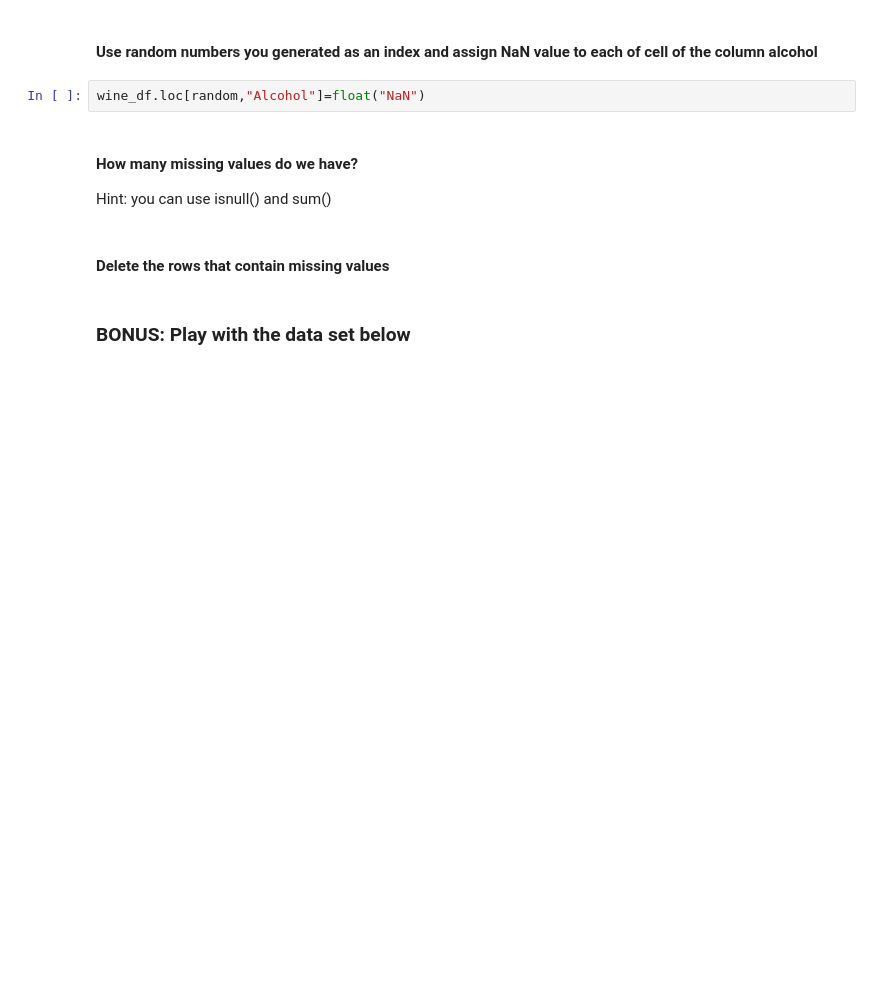
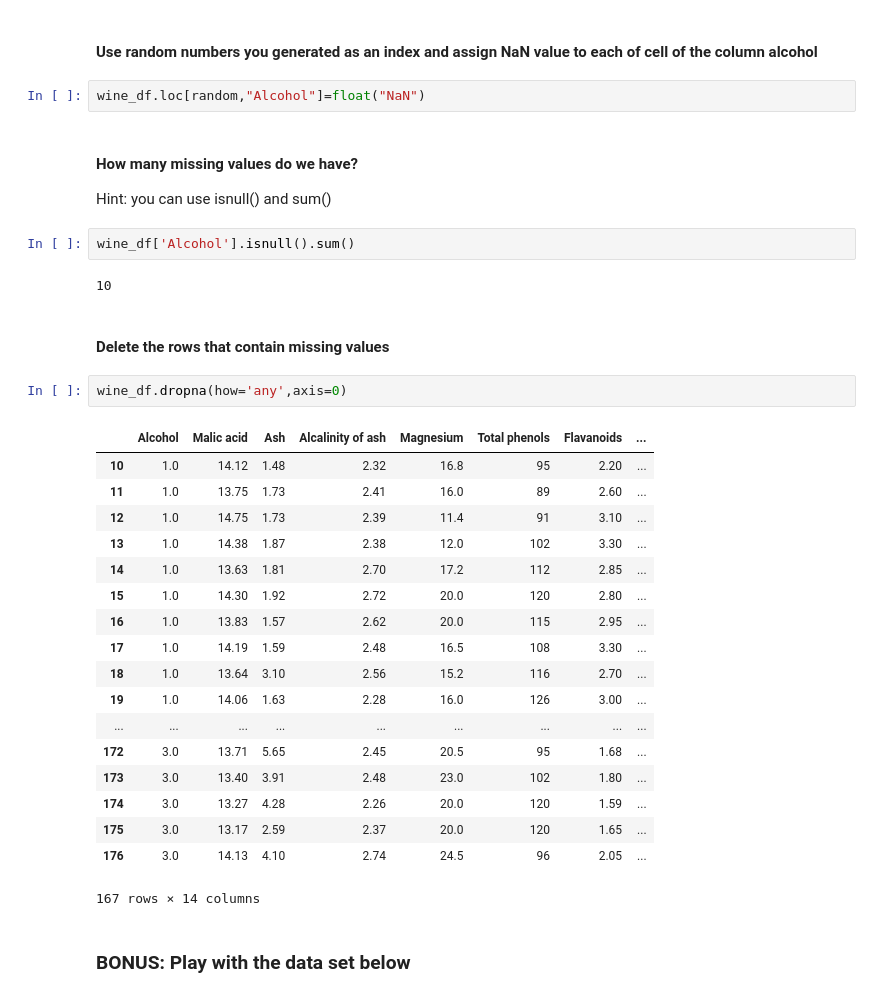
Before and after one commit to MLCCKolkata/Assignment-3, a Jupyter notebook: Sushnata1_Exercise.ipynb, the cells around one changed output. Saved outputs shown, nothing was run; the diff lists cells and outputs as text; blank space fills up the shorter version.

```diff
--- a/Sushnata1_Exercise.ipynb
+++ b/Sushnata1_Exercise.ipynb
@@ -73,7 +70,32 @@ wine_df.loc[random,"Alcohol"]=float("NaN")
 ####  How many missing values do we have?
 
 Hint: you can use isnull() and sum()
+# %%
+wine_df['Alcohol'].isnull().sum()
+# %% [output]
+10
 # %% [markdown]
 #### Delete the rows that contain missing values
+# %%
+wine_df.dropna(how='any',axis=0)
+# %% [output]
+|  | Alcohol | Malic acid | Ash | Alcalinity of ash | Magnesium | Total phenols | Flavanoids | ... |
+| 10 | 1.0 | 14.12 | 1.48 | 2.32 | 16.8 | 95 | 2.20 | ... |
+| 11 | 1.0 | 13.75 | 1.73 | 2.41 | 16.0 | 89 | 2.60 | ... |
+| 12 | 1.0 | 14.75 | 1.73 | 2.39 | 11.4 | 91 | 3.10 | ... |
+| 13 | 1.0 | 14.38 | 1.87 | 2.38 | 12.0 | 102 | 3.30 | ... |
+| 14 | 1.0 | 13.63 | 1.81 | 2.70 | 17.2 | 112 | 2.85 | ... |
+| 15 | 1.0 | 14.30 | 1.92 | 2.72 | 20.0 | 120 | 2.80 | ... |
+| 16 | 1.0 | 13.83 | 1.57 | 2.62 | 20.0 | 115 | 2.95 | ... |
+| 17 | 1.0 | 14.19 | 1.59 | 2.48 | 16.5 | 108 | 3.30 | ... |
+| 18 | 1.0 | 13.64 | 3.10 | 2.56 | 15.2 | 116 | 2.70 | ... |
+| 19 | 1.0 | 14.06 | 1.63 | 2.28 | 16.0 | 126 | 3.00 | ... |
+| ... | ... | ... | ... | ... | ... | ... | ... | ... |
+| 172 | 3.0 | 13.71 | 5.65 | 2.45 | 20.5 | 95 | 1.68 | ... |
+| 173 | 3.0 | 13.40 | 3.91 | 2.48 | 23.0 | 102 | 1.80 | ... |
+| 174 | 3.0 | 13.27 | 4.28 | 2.26 | 20.0 | 120 | 1.59 | ... |
+| 175 | 3.0 | 13.17 | 2.59 | 2.37 | 20.0 | 120 | 1.65 | ... |
+| 176 | 3.0 | 14.13 | 4.10 | 2.74 | 24.5 | 96 | 2.05 | ... |
+167 rows × 14 columns
 # %% [markdown]
 ### BONUS: Play with the data set below
```
Also changed, not shown: parts of 1 cell of this notebook.
